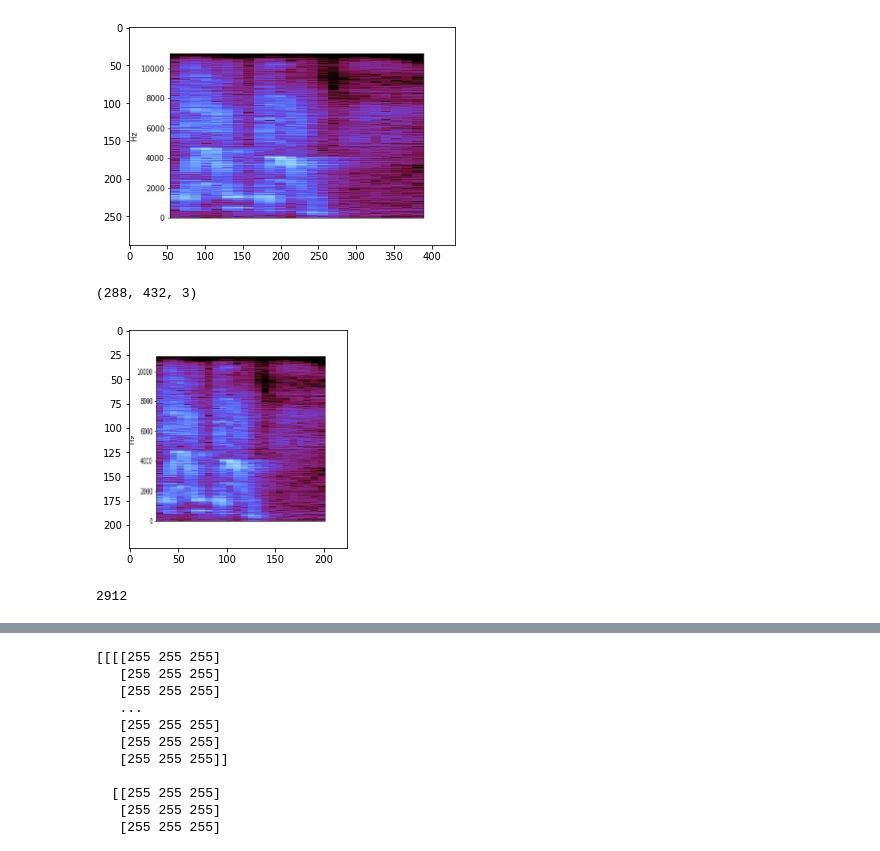
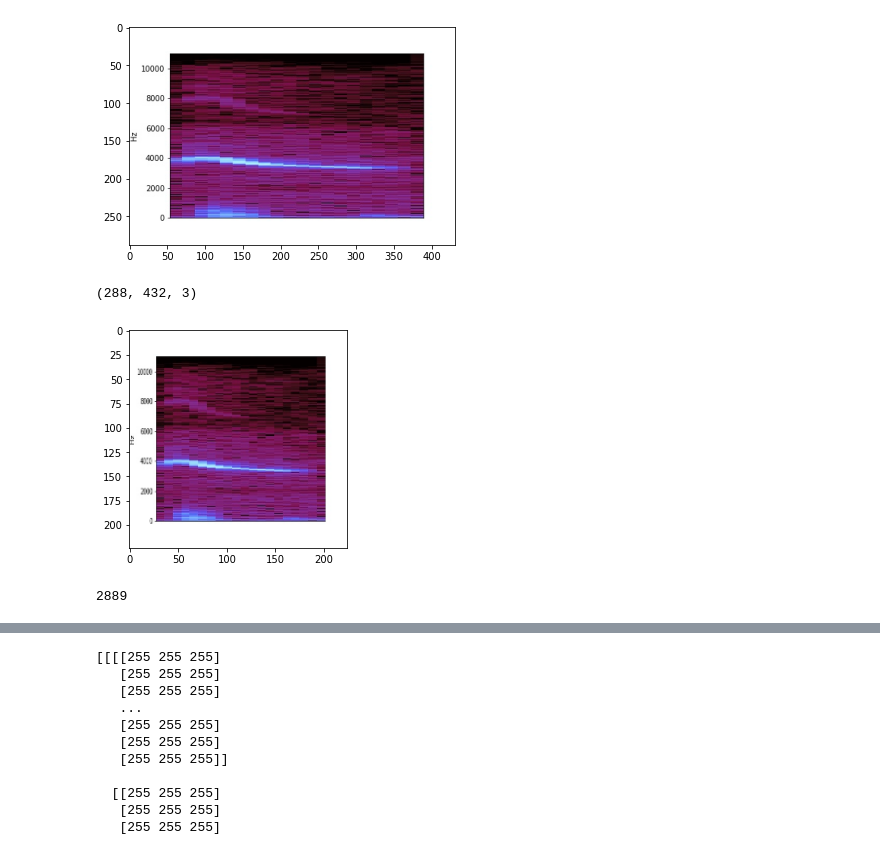
Before and after one commit to Divyesh-2598/Image-Classification, a Jupyter notebook: NewCoughRecognition.ipynb, the cells around one changed output, grey strips where cells are left out. Cells and saved outputs as stored; diff of their text form; code cells hidden in the pictures.

```diff
--- a/NewCoughRecognition.ipynb
+++ b/NewCoughRecognition.ipynb
@@ -13,23 +17,23 @@ import tensorflow_hub as hub
 from PIL import Image
 # %%
 import cv2
-DATADIR = "/content/content/Train_data"
+DATADIR = "/content/train_data"
 TESTDATADIR = "/content/Test_data"
-CATEGORIES = ["Cough", "NonCough"]
+CATEGORIES = ["Asthama", "NormalCough"]
 
 for category in CATEGORIES:  # do dogs and cats
     path = os.path.join(DATADIR,category)  # create path to dogs and cats
     for img in os.listdir(path):  # iterate over each image per dogs and cats
         img_array = cv2.imread(os.path.join(path,img))  # convert to array
         plt.imshow(img_array)  # graph it
         plt.show()  # display!
 
         break  # we just want one for now so break
     break  #...and one more
 
 print(img_array.shape)
 # %% [output]
-[figure, old version]
+[figure, new version]
 (288, 432, 3)
 # %%
 IMG_SIZE = 224
@@ -38,7 +42,7 @@ new_array = cv2.resize(img_array, (IMG_SIZE, IMG_SIZE))
 plt.imshow(new_array)
 plt.show()
 # %% [output]
-[figure, old version]
+[figure, new version]
 # %%
 from tqdm import tqdm
 training_data = []
@@ -65,7 +69,7 @@ create_training_data()
 
 print(len(training_data))
 # %% [output]
-2912
+2889
 # %%
 import random
 random.shuffle(training_data)
```
Also changed, not shown: parts of 17 cells of this notebook.
